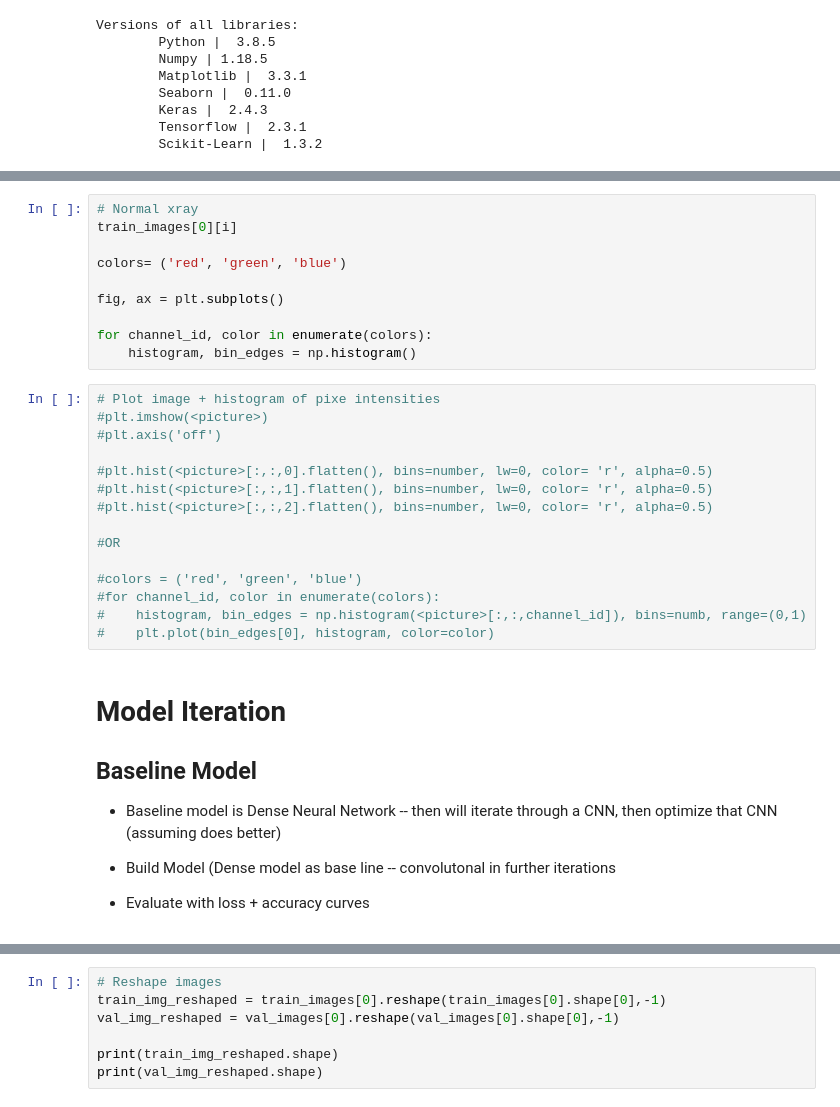
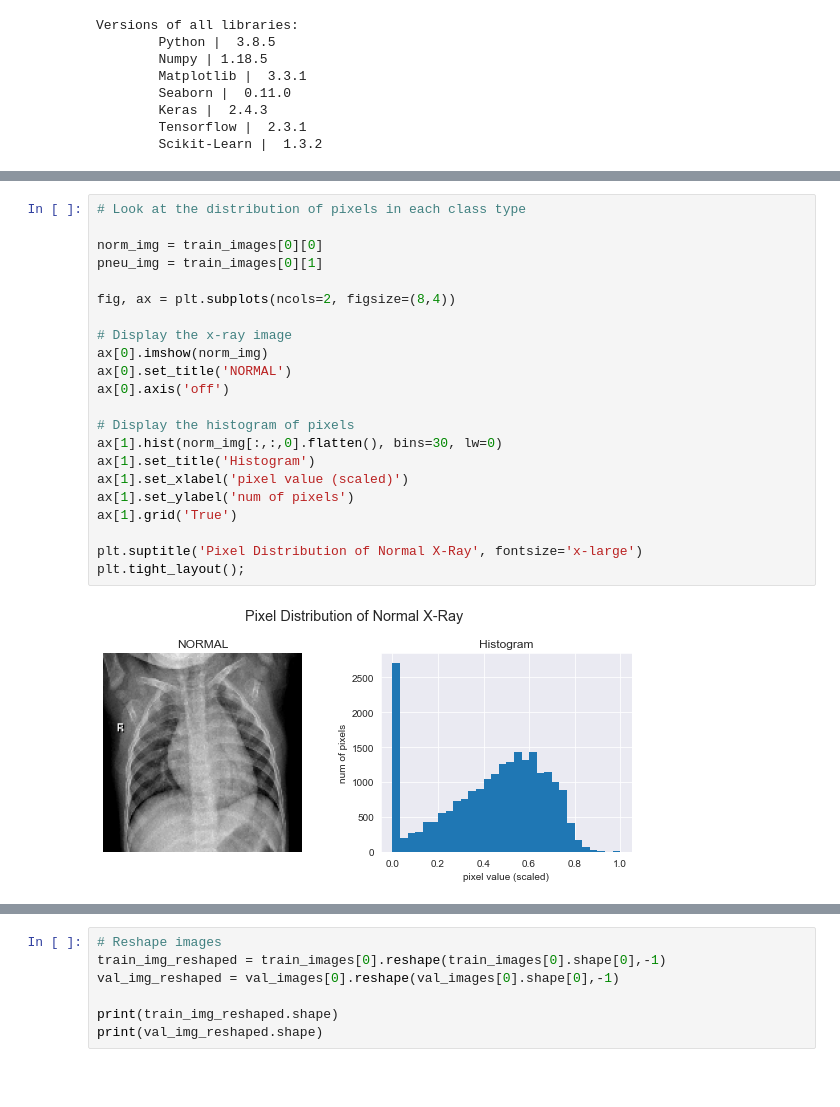
Before and after one commit to Bella3s/xray_image_classification, a Jupyter notebook: index.ipynb, the cells around one changed output, grey strips where cells are left out. Drawn from its saved outputs; the diff is of its cells as text; blank space fills up the shorter version.

```diff
--- a/index.ipynb
+++ b/index.ipynb
@@ -247,34 +286,24 @@ for i in range(8):
-# %%
-# Normal xray
-train_images[0][i]
-
-colors= ('red', 'green', 'blue')
-
-fig, ax = plt.subplots()
-
-for channel_id, color in enumerate(colors):
-    histogram, bin_edges = np.histogram()
-# %%
-# Plot image + histogram of pixe intensities
-#plt.imshow(<picture>)
-#plt.axis('off')
-
-#plt.hist(<picture>[:,:,0].flatten(), bins=number, lw=0, color= 'r', alpha=0.5)
-#plt.hist(<picture>[:,:,1].flatten(), bins=number, lw=0, color= 'r', alpha=0.5)
-#plt.hist(<picture>[:,:,2].flatten(), bins=number, lw=0, color= 'r', alpha=0.5)
-
-#OR
-
-#colors = ('red', 'green', 'blue')
-#for channel_id, color in enumerate(colors):
-#    histogram, bin_edges = np.histogram(<picture>[:,:,channel_id]), bins=numb, range=(0,1)
-#    plt.plot(bin_edges[0], histogram, color=color)
-# %% [markdown]
-# Model Iteration
-
-## Baseline Model
-
-- Baseline model is Dense Neural Network -- then will iterate through a CNN, then optimize that CNN (assuming does better)
-
-- Build Model (Dense model as base line -- convolutonal in further iterations
-- Evaluate with loss + accuracy curves
+# %%
+# Look at the distribution of pixels in each class type
+
+norm_img = train_images[0][0]
+pneu_img = train_images[0][1]
+
+fig, ax = plt.subplots(ncols=2, figsize=(8,4))
+
+# Display the x-ray image
+ax[0].imshow(norm_img)
+ax[0].set_title('NORMAL')
+ax[0].axis('off')
+
+# Display the histogram of pixels
+ax[1].hist(norm_img[:,:,0].flatten(), bins=30, lw=0)
+ax[1].set_title('Histogram')
+ax[1].set_xlabel('pixel value (scaled)')
+ax[1].set_ylabel('num of pixels')
+ax[1].grid('True')
+
+plt.suptitle('Pixel Distribution of Normal X-Ray', fontsize='x-large')
+plt.tight_layout();
+# %% [output]
+[figure, added]
```
Also changed, not shown: parts of 100 cells of this notebook, 1 other file.
